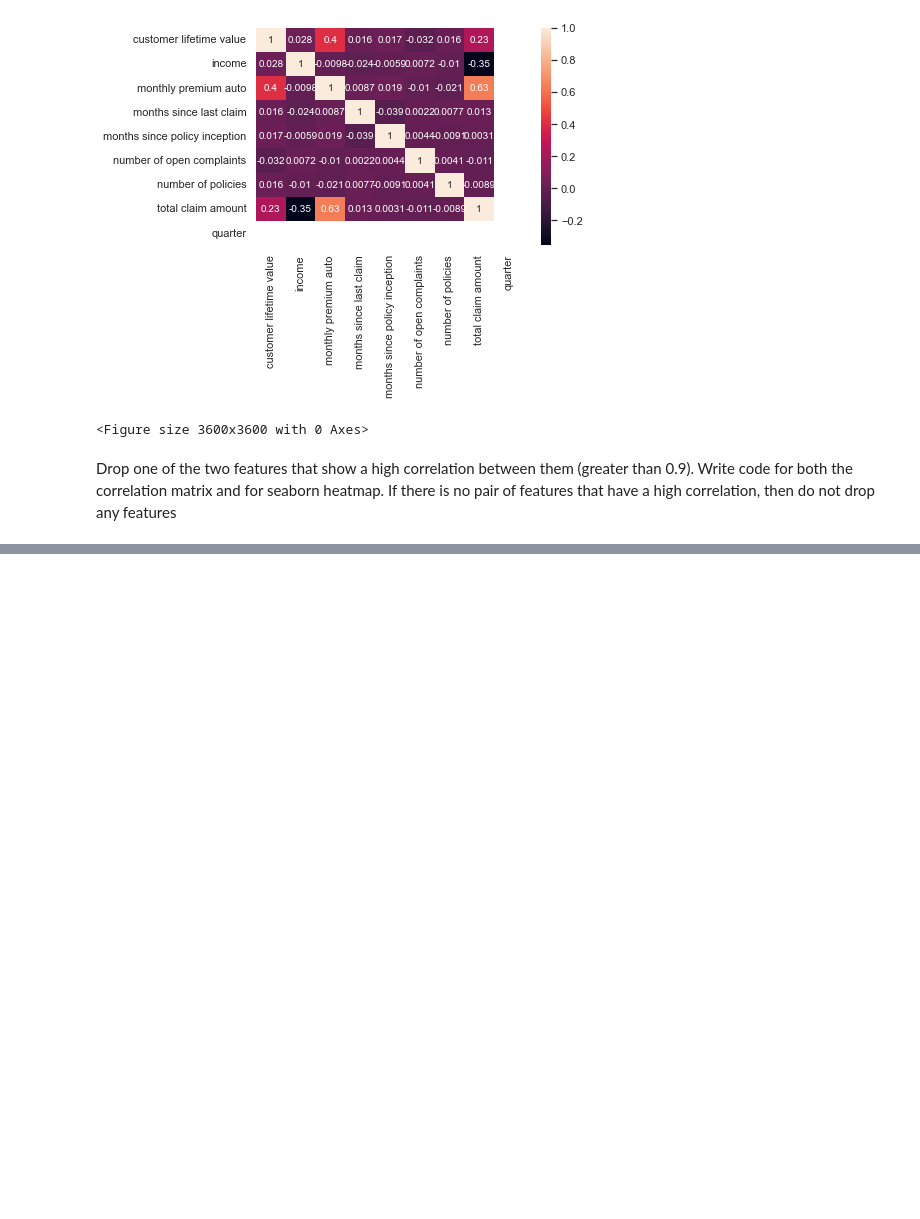
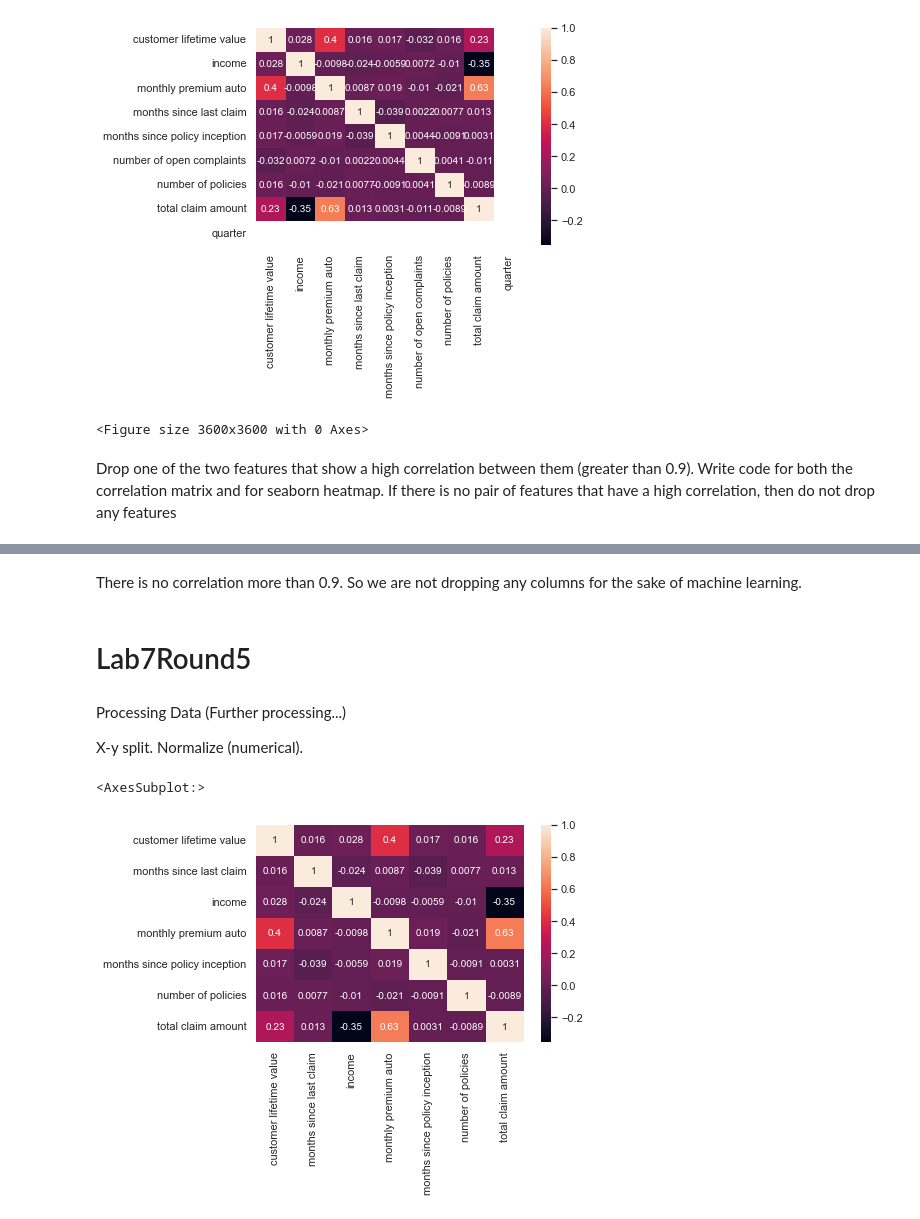
Before and after one commit to Mahnaz-Meem/lab4-customer-analysis-round-2, a Jupyter notebook: Lab4-customer-analysis-round-2.ipynb, the cells around one changed output, grey strips where cells are left out. Cells and saved outputs as stored; diff of their text form; code cells hidden in the pictures; blank space fills up the shorter version.

Commit message:
Lab8Round6

```diff
--- a/Lab4-customer-analysis-round-2.ipynb
+++ b/Lab4-customer-analysis-round-2.ipynb
@@ -701,0 +631,10 @@ MAE.
+# %% [markdown]
+There is no correlation more than 0.9. So we are not dropping any columns for the sake of machine learning.
+# %% [markdown]
+# Lab7Round5
+# %% [markdown]
+Processing Data
+(Further processing...)
+
+X-y split.
+Normalize (numerical).
@@ -701,0 +655,7 @@ MAE.
+# %%
+num_1 = num[['customer lifetime value','months since last claim', 'income', 'monthly premium auto', 'months since policy inception', 'number of policies', 'total claim amount']].copy()
+
+sns.heatmap(num_1.corr(), annot=True)
+# %% [output]
+<AxesSubplot:>
+[figure, added]
```
Also changed, not shown: parts of 59 cells of this notebook.
